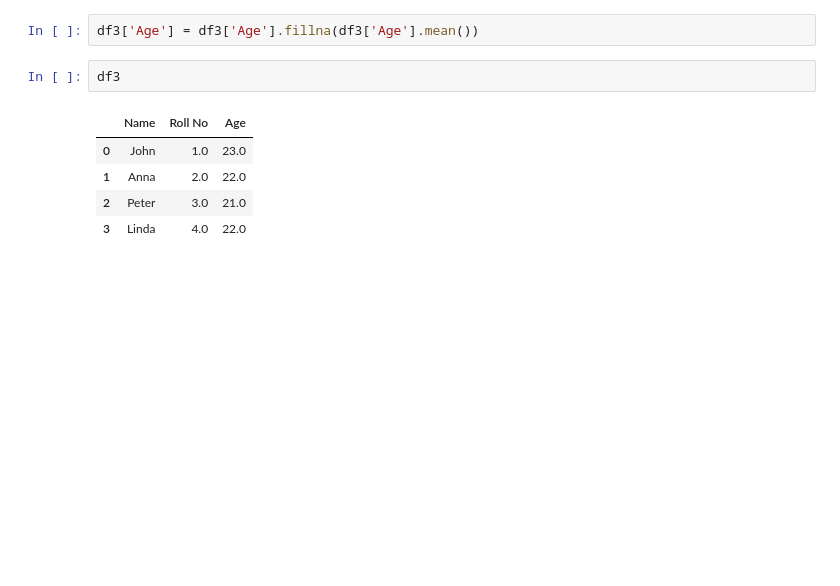
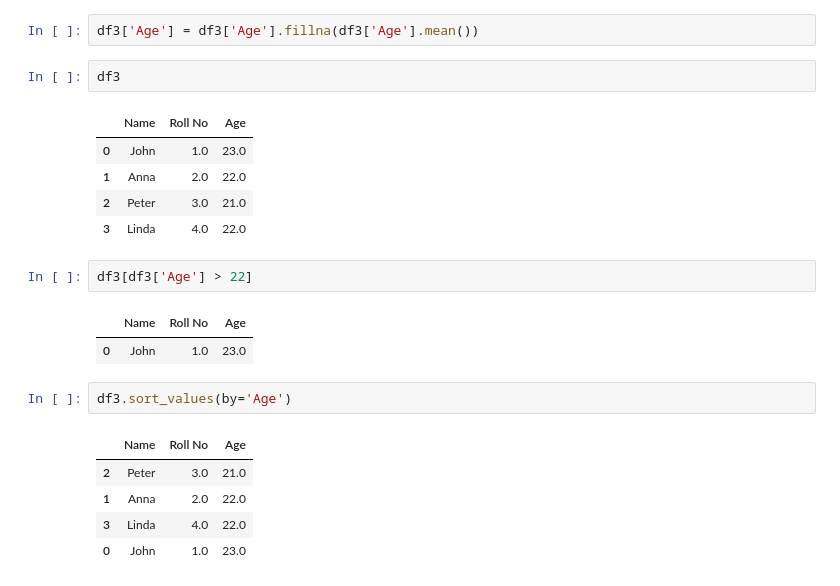
Before and after one commit to adarsh0707-kumar/AI---ML-Traning, a Jupyter notebook: pandas.ipynb, the cells around one changed output. Cells and saved outputs as stored; diff of their text form; blank space fills up the shorter version.

```diff
--- a/pandas.ipynb
+++ b/pandas.ipynb
@@ -231,3 +231,16 @@ df3
 | 1 | Anna | 2.0 | 22.0 |
 | 2 | Peter | 3.0 | 21.0 |
 | 3 | Linda | 4.0 | 22.0 |
+# %%
+df3[df3['Age'] > 22]
+# %% [output]
+|  | Name | Roll No | Age |
+| 0 | John | 1.0 | 23.0 |
+# %%
+df3.sort_values(by='Age')
+# %% [output]
+|  | Name | Roll No | Age |
+| 2 | Peter | 3.0 | 21.0 |
+| 1 | Anna | 2.0 | 22.0 |
+| 3 | Linda | 4.0 | 22.0 |
+| 0 | John | 1.0 | 23.0 |
```
Also changed, not shown: parts of 14 cells of this notebook, 1 other file.
